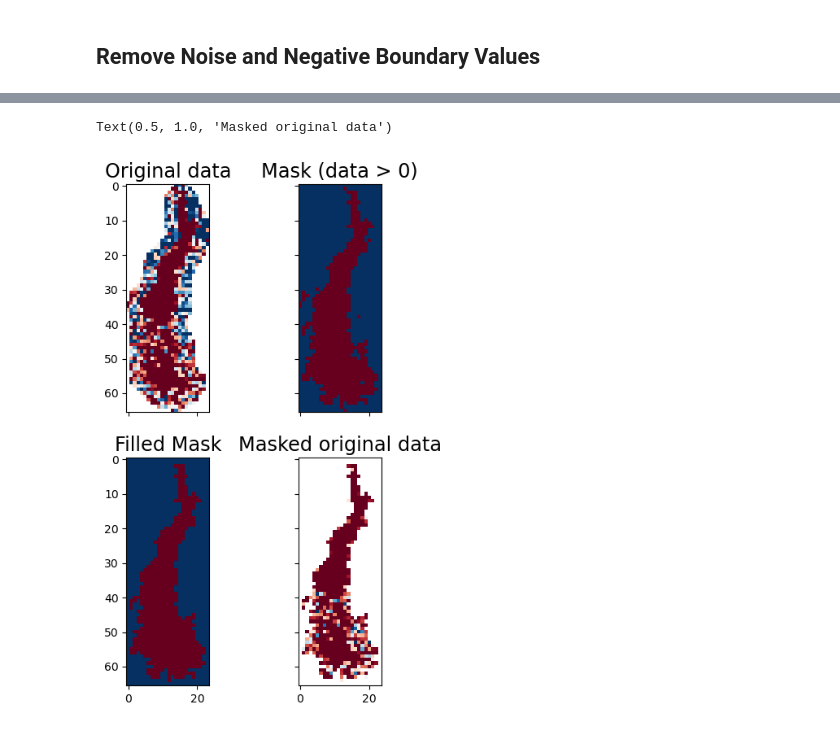
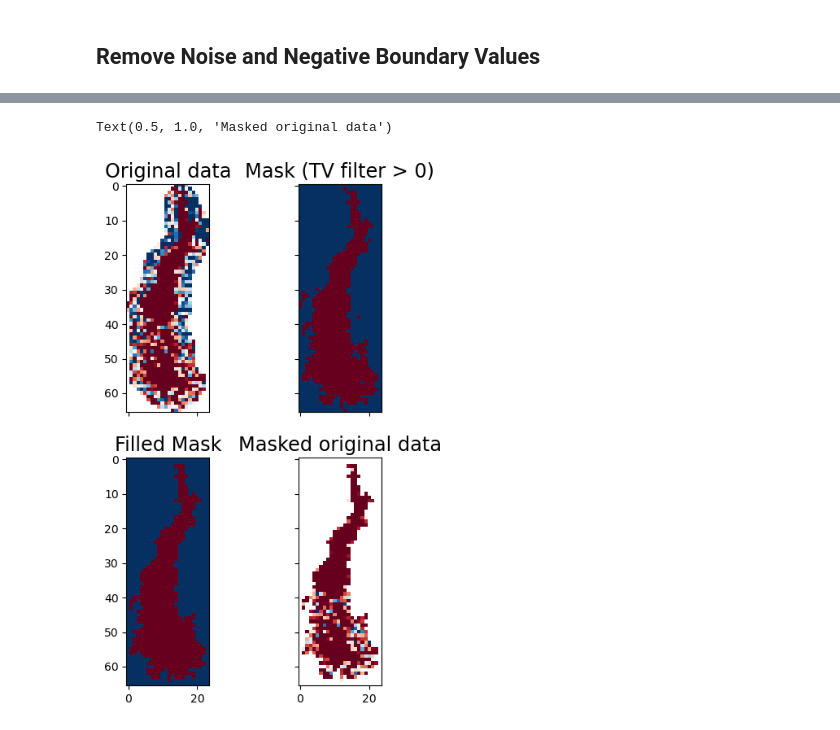
Before and after one commit to SRON-ESG/HyperGas, a Jupyter notebook: notebooks/plumemask.ipynb, the cells around one changed output, grey strips where cells are left out. Cells and saved outputs as stored; diff of their text form; code cells hidden in the pictures.

```diff
--- a/notebooks/plumemask.ipynb
+++ b/notebooks/plumemask.ipynb
@@ -316,22 +318,22 @@ Text(0.5, 1.0, 'Masked data')
 # %%
 fig, axs = plt.subplots(nrows=2, ncols=2, figsize=(5, 8), sharex=True, sharey=True)
 axs = axs.flatten()
 
 ax = axs[0]
 ax.imshow(test_original, vmin=-100, vmax=100, cmap='RdBu_r', interpolation='none')
 ax.set_title('Original data')
 
 ax = axs[1]
 ax.imshow(fg_mask)
-ax.set_title('Mask (data > 0)')
+ax.set_title('Mask (TV filter > 0)')
 
 ax = axs[2]
 ax.imshow(filled)
 ax.set_title('Filled Mask')
 
 ax = axs[3]
 ax.imshow(np.where(filled, test_original, np.nan), vmin=-100, vmax=100, cmap='RdBu_r', interpolation='none')
 ax.set_title('Masked original data')
 # %% [output]
 Text(0.5, 1.0, 'Masked original data')
-[figure, old version]
+[figure, new version]
```
Also changed, not shown: parts of 2 cells of this notebook.
